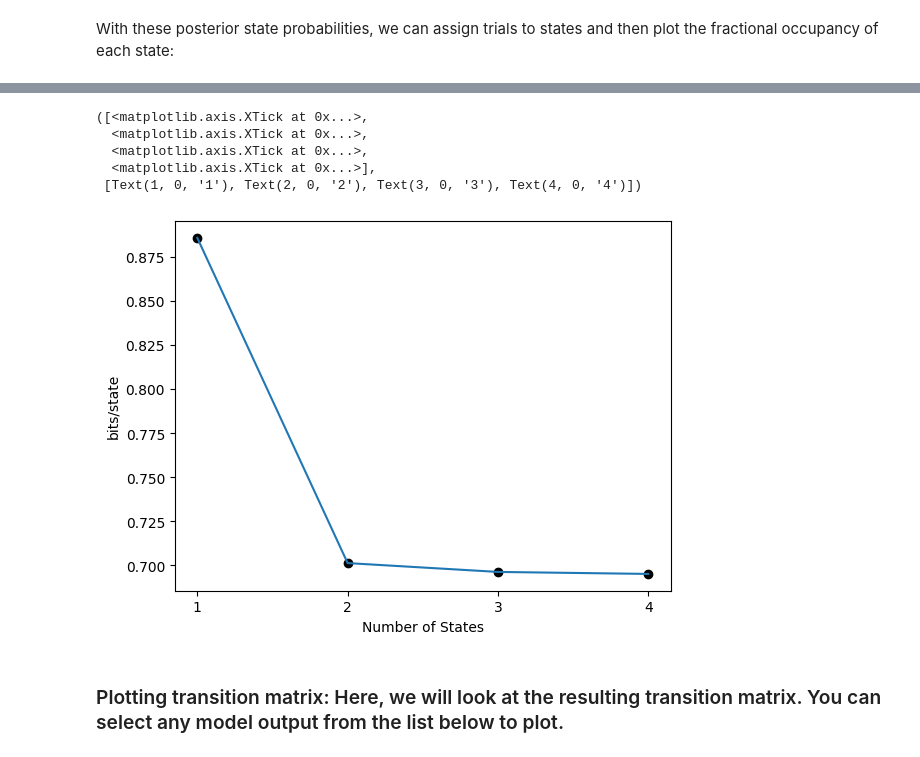
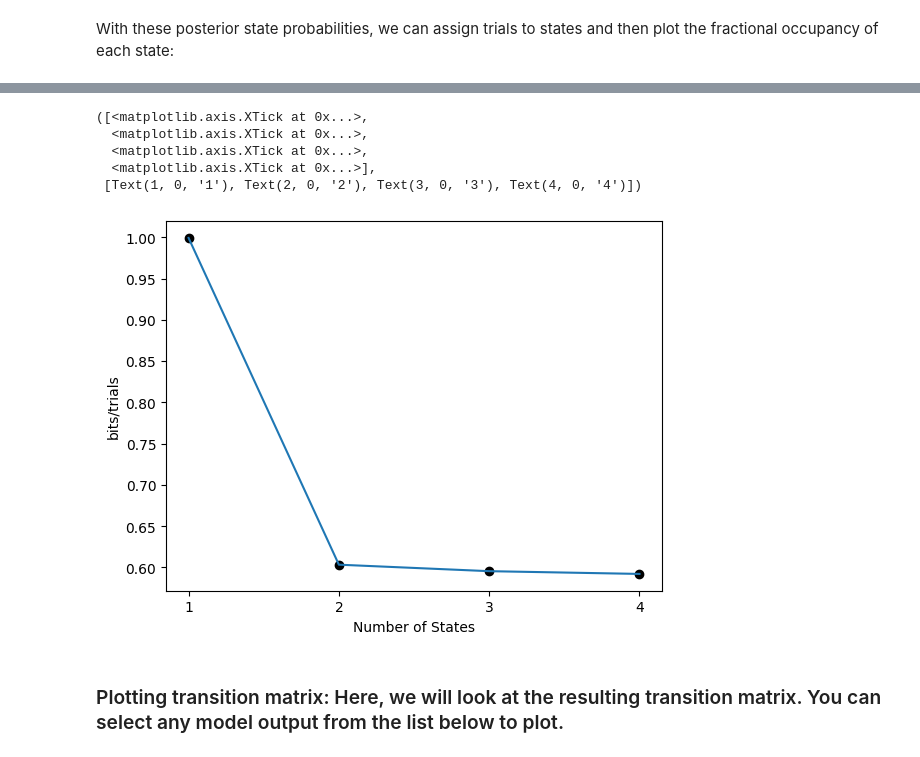
Before and after one commit to jbwallace123/glm_and_glmhmm, a Jupyter notebook: notebooks/Input-Driven-Observations(GLM-HMM)-SabaLab.ipynb, the cells around one changed output, grey strips where cells are left out. Cells and saved outputs as stored; diff of their text form; code cells hidden in the pictures.

```diff
--- a/notebooks/Input-Driven-Observations(GLM-HMM)-SabaLab.ipynb
+++ b/notebooks/Input-Driven-Observations(GLM-HMM)-SabaLab.ipynb
@@ -258,6 +350,7 @@ num_categories = 2 # number of categories for the output
 input_dim = inpts.shape[1]
 # %%
 test_glmhmm_list = []
+fit_ll_list = []
 for i in range(len(num_states)):
 
     test_glmhmm = ssm.HMM(num_states[i], obs_dim, input_dim, observations="bernoulli")
@@ -265,5 +358,6 @@ for i in range(len(num_states)):
     N_iters = 500 # maximum number of EM iterations. Fitting with stop earlier if increase in LL is below tolerance specified by tolerance parameter
     fit_ll = test_glmhmm.fit(choices, inputs=inpts, method="em", num_iters=N_iters, tolerance=10**-4)
     test_glmhmm_list.append(test_glmhmm)
+    fit_ll_list.append(fit_ll)
 # %%
 for ii in range(len(test_glmhmm_list)):
@@ -275,0 +370,12 @@ Model with 4 states has a log likelihood of -2034.8477543578774
+# %%
+#fit to test data
+test_choices = test_data['Decision'].to_numpy()
+test_choices = test_choices.reshape(-1, 1)
+test_choices = test_choices.astype(int)
+
+test_inpts = test_data_x.to_numpy()
+test_ll_list = []
+
+for ii in range(len(test_glmhmm_list)):
+    test_ll_list.append(test_glmhmm_list[ii].log_likelihood(test_choices, inputs=test_inpts))
+    print('Model with ' + str(num_states[ii]) + ' states has a test log likelihood of ' + str(test_ll_list[ii]))
@@ -275,0 +387,13 @@ Model with 4 states has a log likelihood of -2034.8477543578774
+# %%
+# Plot subplots of the log probabilities of the train and test models. Fit model final LL should be greater
+# than or equal to true LL.
+fig, axs = plt.subplots(2, 2, figsize=(10, 10), dpi=80, facecolor='w', edgecolor='k')
+axs = axs.ravel()
+for ii in range(len(fit_ll_list)):
+    axs[ii].plot(fit_ll_list[ii], label="EM")
+    axs[ii].plot([0, len(fit_ll_list[ii])], test_ll_list[ii] * np.ones(2), ':k', label="Test")
+    axs[ii].legend(loc="lower right")
+    axs[ii].set_xlabel("EM Iteration")
+    axs[ii].set_xlim(0, len(fit_ll_list[ii]))
+    axs[ii].set_ylabel("Log Probability")
+    axs[ii].set_title('Model with ' + str(num_states[ii]) + ' states')
@@ -278,22 +404,22 @@ Model with 4 states has a log likelihood of -2034.8477543578774
 bits_per_state = []
 for ii in range(len(test_glmhmm_list)):
     import math
-    bits_per_trial = (-(test_glmhmm_list[ii].log_likelihood(choices, inputs=inpts)-(0.5))/(num_trials_per_sess*np.log(2)))
-    bits_per_state.append(bits_per_trial)
+    bits_per_sess = (-(test_glmhmm_list[ii].log_likelihood(test_choices, inputs=test_inpts)-(0.5))/(num_trials_per_test_sess*np.log(2)))
+    bits_per_state.append(bits_per_sess)
 # %%
 #Plot bits/state
 plt.plot(num_states, bits_per_state)
 plt.scatter(num_states, bits_per_state, marker='o', color='k')
 plt.xlabel('Number of States')
-plt.ylabel('bits/state')
+plt.ylabel('bits/trials')
 plt.xticks(num_states)
 # %% [output]
 ([<matplotlib.axis.XTick at 0x...>,
   <matplotlib.axis.XTick at 0x...>,
   <matplotlib.axis.XTick at 0x...>,
   <matplotlib.axis.XTick at 0x...>],
  [Text(1, 0, '1'), Text(2, 0, '2'), Text(3, 0, '3'), Text(4, 0, '4')])
-[figure, old version]
+[figure, new version]
 # %% [markdown]
 ### Plotting transition matrix: Here, we will look at the resulting transition matrix. You can select any model output from the list below to plot.
 # %%
```
Also changed, not shown: parts of 30 cells of this notebook.
